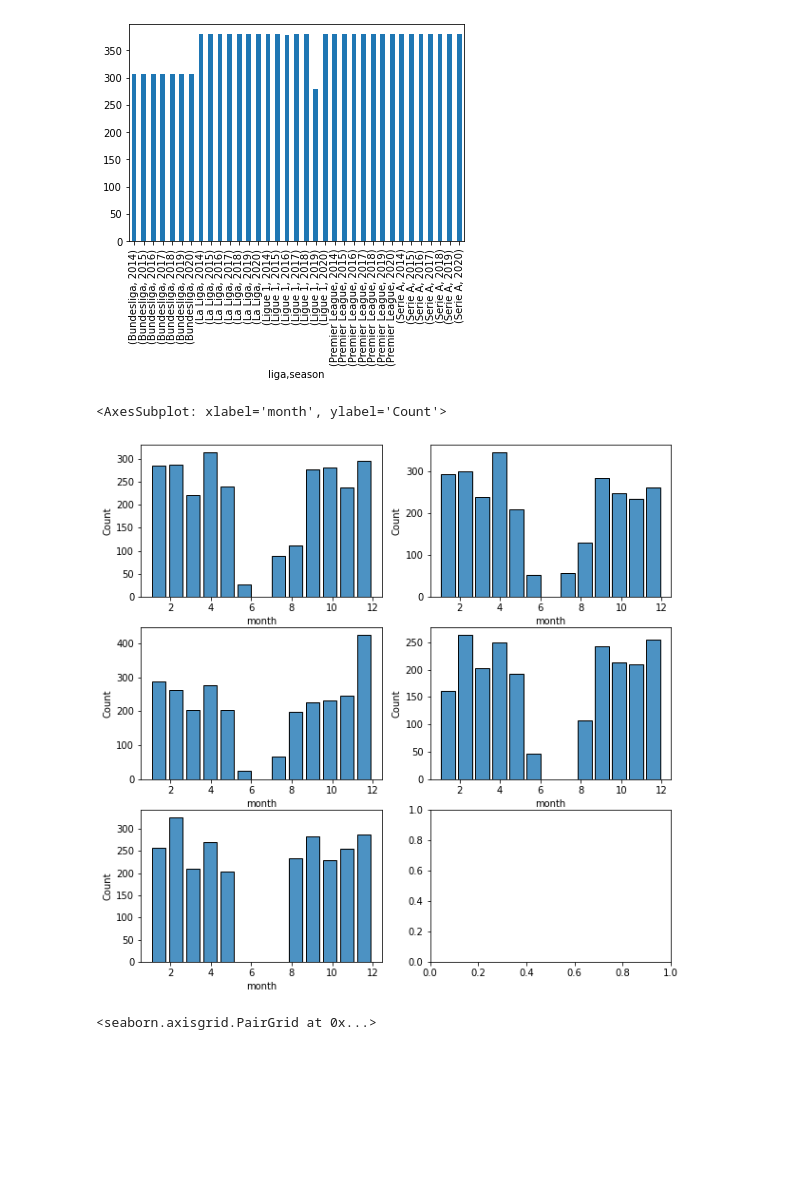
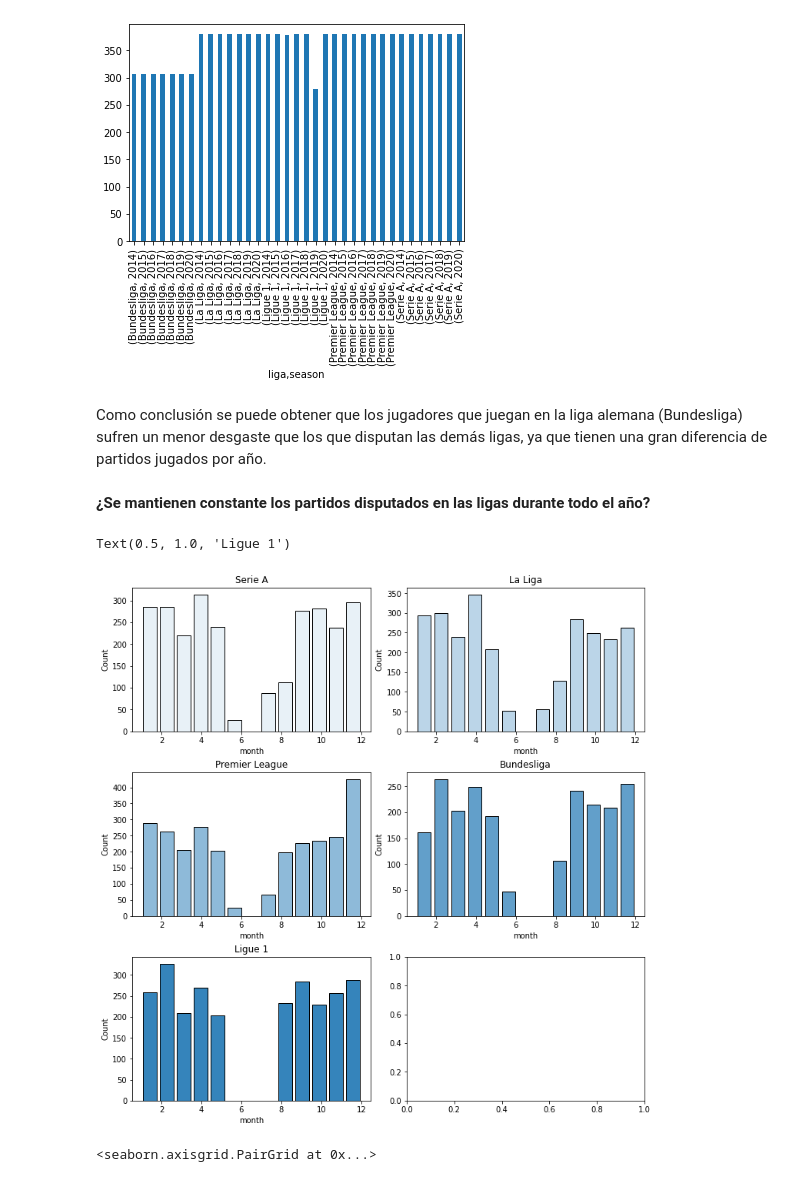
Before and after one commit to mcannoni/soccer_database, a Jupyter notebook: ProyectoDS_ParteI_+Cannoni+Poses.ipynb, the cells around one changed output. Drawn from its saved outputs; the diff is of its cells as text; code cells hidden in the pictures; blank space fills up the shorter version.

```diff
--- a/ProyectoDS_ParteI_+Cannoni+Poses.ipynb
+++ b/ProyectoDS_ParteI_+Cannoni+Poses.ipynb
@@ -115,23 +232,27 @@ df_f_game.groupby(['liga','season'])['gameID'].count().plot(kind='bar')
 # %% [output]
 <AxesSubplot: xlabel='liga,season'>
 [figure]
+# %% [markdown]
+Como conclusión se puede obtener que los jugadores que juegan en la liga alemana (Bundesliga) sufren un menor desgaste que los que disputan las demás ligas, ya que tienen una gran diferencia de partidos jugados por año.
+# %% [markdown]
+**¿Se mantienen constante los partidos disputados en las ligas durante todo el año?**
 # %%
 df_f_game_seriea=df_f_game.loc[df_f_game['liga']=="Serie A"]
 df_f_game_laliga=df_f_game.loc[df_f_game['liga']=="La Liga"]
 df_f_game_premier=df_f_game.loc[df_f_game['liga']=="Premier League"]
 df_f_game_bundesliga=df_f_game.loc[df_f_game['liga']=="Bundesliga"]
 df_f_game_ligue1=df_f_game.loc[df_f_game['liga']=="Ligue 1"]
 
-figure, axis = plt.subplots(3, 2, figsize=(10, 10))
+figure, axis = plt.subplots(3, 2, figsize=(10, 10), constrained_layout = True)
 
-sns.histplot(data=df_f_game_seriea, x="month",  shrink=.8, alpha=.8, legend=False,ax=axis[0,0])
-sns.histplot(data=df_f_game_laliga, x="month",  shrink=.8, alpha=.8, legend=False,ax=axis[0,1])
-sns.histplot(data=df_f_game_premier, x="month",  shrink=.8, alpha=.8, legend=False,ax=axis[1,0])
-sns.histplot(data=df_f_game_bundesliga, x="month",  shrink=.8, alpha=.8, legend=False,ax=axis[1,1])
-sns.histplot(data=df_f_game_ligue1, x="month",  shrink=.8, alpha=.8, legend=False,ax=axis[2,0])
+sns.histplot(data=df_f_game_seriea, x="month",  shrink=.8, alpha=.1, legend=False,ax=axis[0,0]).set_title("Serie A")
+sns.histplot(data=df_f_game_laliga, x="month",  shrink=.8, alpha=.3, legend=False,ax=axis[0,1]).set_title("La Liga")
+sns.histplot(data=df_f_game_premier, x="month",  shrink=.8, alpha=.5, legend=False,ax=axis[1,0]).set_title("Premier League")
+sns.histplot(data=df_f_game_bundesliga, x="month",  shrink=.8, alpha=.7, legend=False,ax=axis[1,1]).set_title("Bundesliga")
+sns.histplot(data=df_f_game_ligue1, x="month",  shrink=.8, alpha=.9, legend=False,ax=axis[2,0]).set_title("Ligue 1")
 # %% [output]
-<AxesSubplot: xlabel='month', ylabel='Count'>
+Text(0.5, 1.0, 'Ligue 1')
-[figure, old version]
+[figure, new version]
 # %%
 data=df_f_game.loc[:,["gameID","month","liga"]]
 sns.pairplot(data=data, hue="liga")
```
Also changed, not shown: parts of 28 cells of this notebook.
